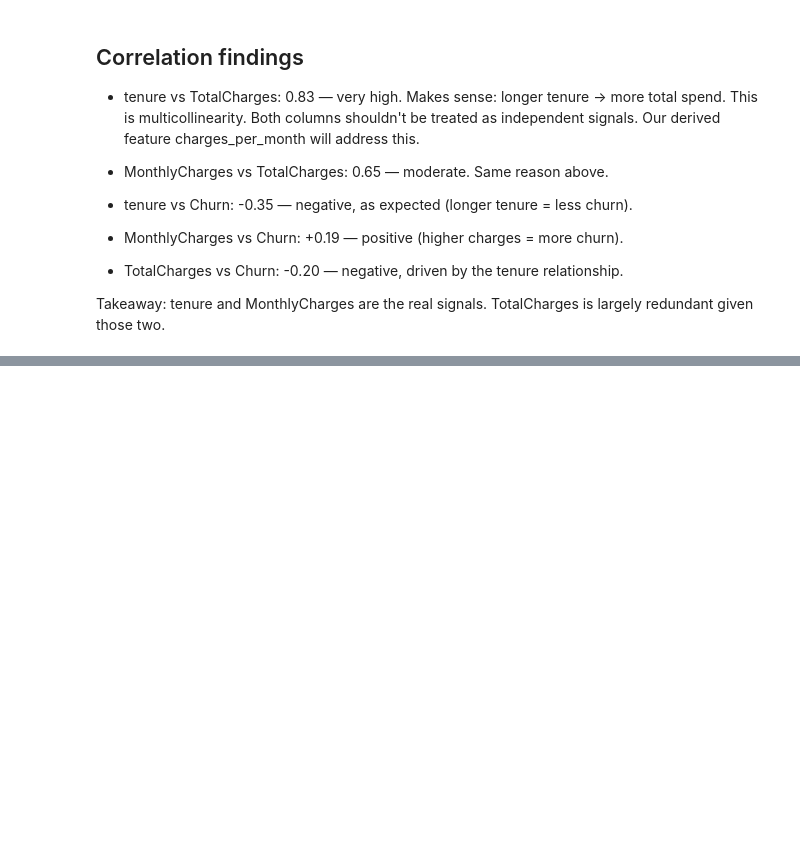
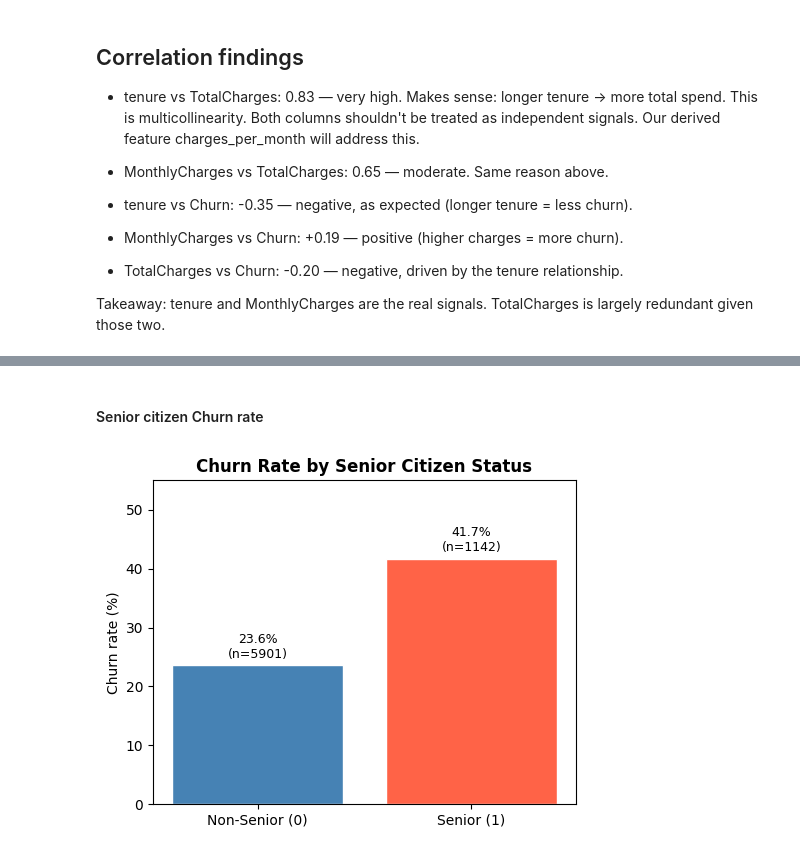
Before and after one commit to Sushanth-Allampati/churn-predictor, a Jupyter notebook: notebooks/01_eda.ipynb, the cells around one changed output, grey strips where cells are left out. Saved outputs shown, nothing was run; the diff lists cells and outputs as text; code cells hidden in the pictures; blank space fills up the shorter version.

```diff
--- a/notebooks/01_eda.ipynb
+++ b/notebooks/01_eda.ipynb
@@ -293,0 +417,32 @@ TotalCharges is largely redundant given those two.
+# %% [markdown]
+<h4>Senior citizen Churn rate</h4>
+# %%
+fig, ax = plt.subplots(figsize=(5, 4))
+
+senior_churn = (df.groupby('SeniorCitizen')['Churn']
+                  .value_counts(normalize=True)
+                  .mul(100)
+                  .rename('pct')
+                  .reset_index())
+churned = senior_churn[senior_churn['Churn'] == 'Yes']
+
+bars = ax.bar(['Non-Senior (0)', 'Senior (1)'],
+              churned['pct'].values,
+              color=['steelblue', 'tomato'],
+              edgecolor='white')
+
+counts = df['SeniorCitizen'].value_counts()
+for bar, n, rate in zip(bars, [counts[0], counts[1]], churned['pct'].values):
+    ax.text(bar.get_x() + bar.get_width()/2,
+            bar.get_height() + 0.8,
+            f'{rate:.1f}%\n(n={n})',
+            ha='center', va='bottom', fontsize=9)
+
+ax.set_title('Churn Rate by Senior Citizen Status', fontweight='bold')
+ax.set_ylabel('Churn rate (%)')
+ax.set_ylim(0, 55)
+plt.tight_layout()
+plt.savefig('C:/Users/Lenovo/churn-predictor/reports/figures/churn_by_senior.png', dpi=150, bbox_inches='tight')
+plt.show()
+# %% [output]
+[figure, added]
```
Also changed, not shown: parts of 18 cells of this notebook, 6 other files.
